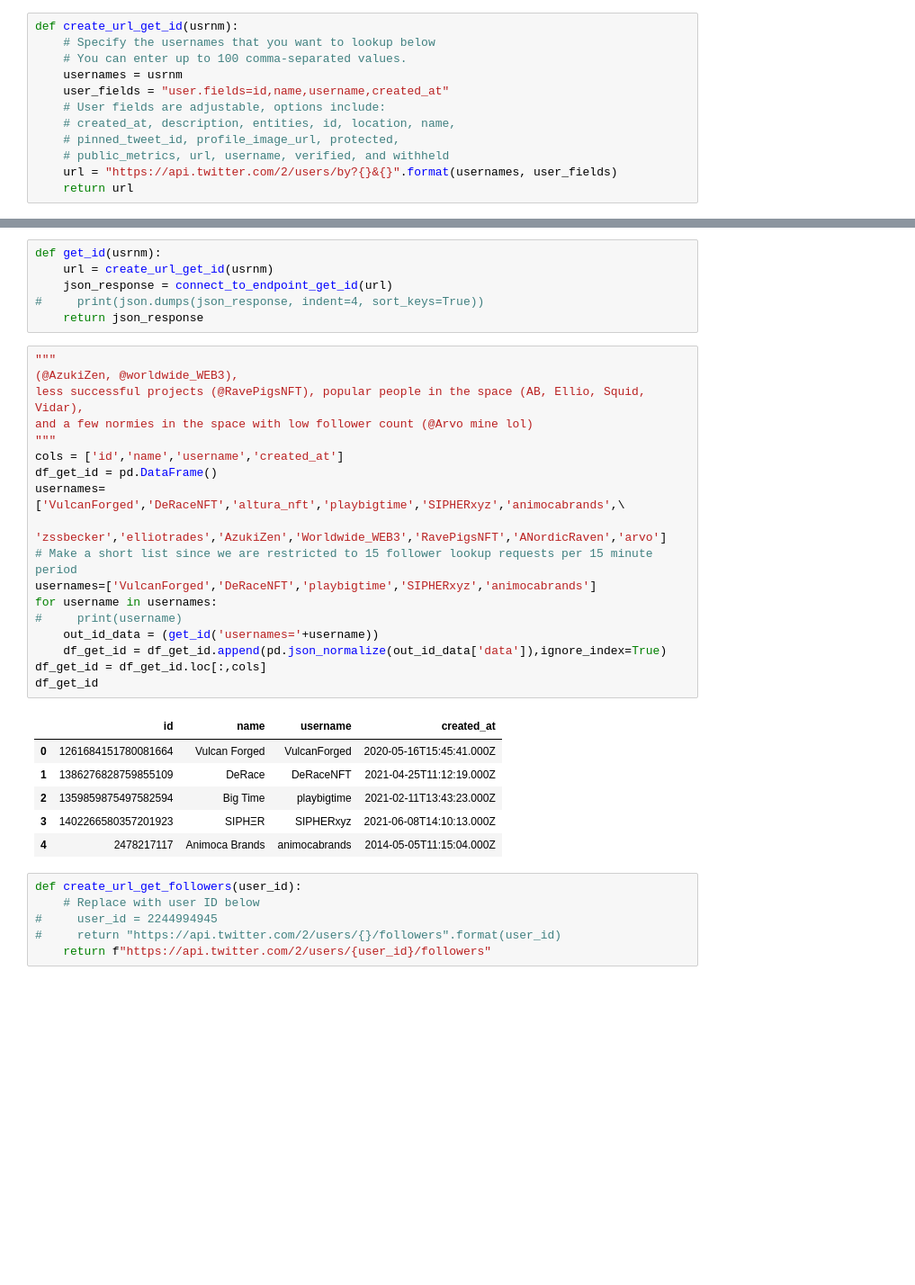
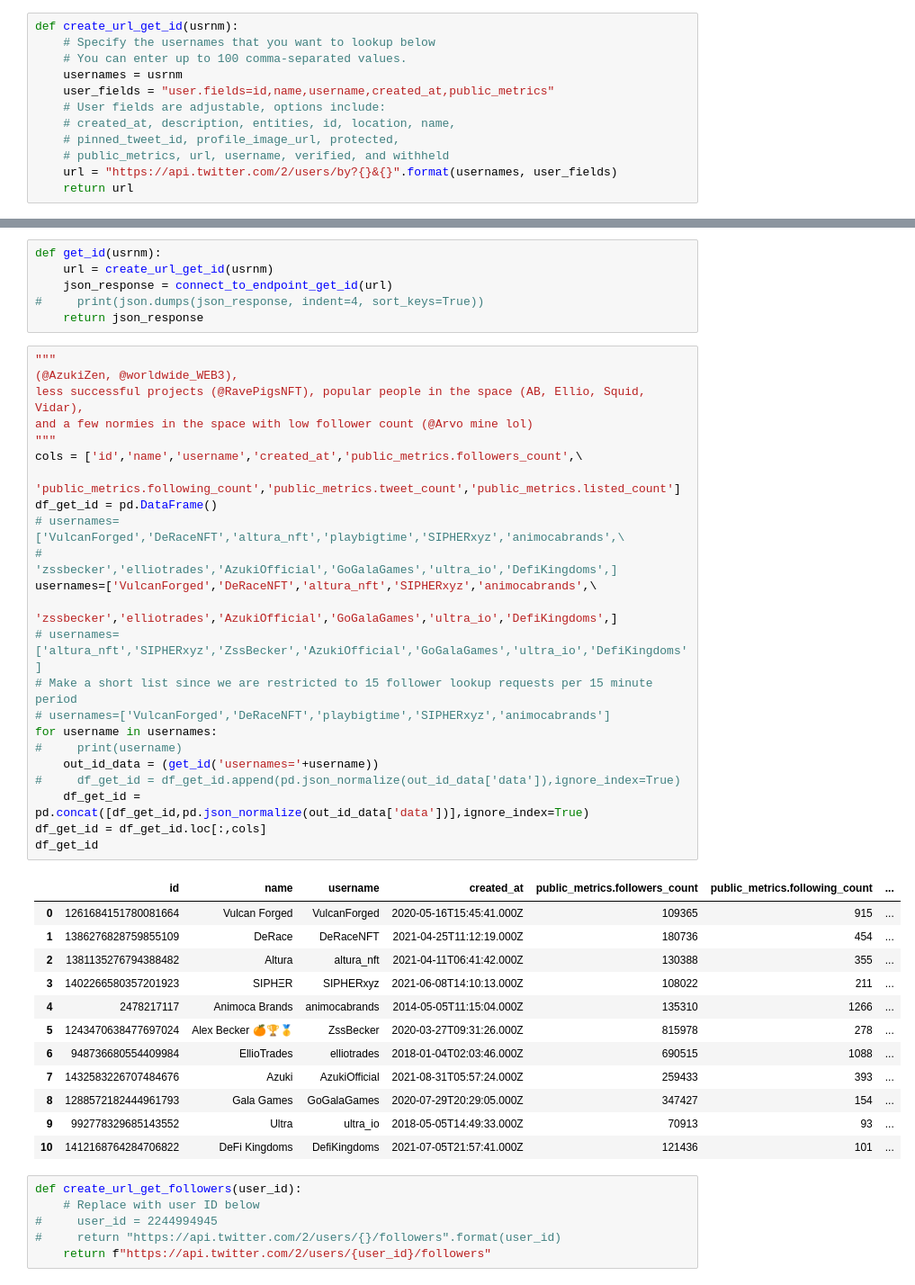
Before and after one commit to m-wojak/data_science_twitter, a Jupyter notebook: code/twitter_api_explore.ipynb, the cells around one changed output, grey strips where cells are left out. Shown at 90% size. Saved outputs shown, nothing was run; the diff lists cells and outputs as text; blank space fills up the shorter version.

```diff
--- a/code/twitter_api_explore.ipynb
+++ b/code/twitter_api_explore.ipynb
@@ -22,7 +31,7 @@ def create_url_get_id(usrnm):
     # Specify the usernames that you want to lookup below
     # You can enter up to 100 comma-separated values.
     usernames = usrnm
-    user_fields = "user.fields=id,name,username,created_at"
+    user_fields = "user.fields=id,name,username,created_at,public_metrics"
     # User fields are adjustable, options include:
     # created_at, description, entities, id, location, name,
     # pinned_tweet_id, profile_image_url, protected,
@@ -57,28 +66,39 @@ def get_id(usrnm):
 # %%
 """
 (@AzukiZen, @worldwide_WEB3),
 less successful projects (@RavePigsNFT), popular people in the space (AB, Ellio, Squid, Vidar),
 and a few normies in the space with low follower count (@Arvo mine lol)
 """
-cols = ['id','name','username','created_at']
+cols = ['id','name','username','created_at','public_metrics.followers_count',\
+        'public_metrics.following_count','public_metrics.tweet_count','public_metrics.listed_count']
 df_get_id = pd.DataFrame()
-usernames=['VulcanForged','DeRaceNFT','altura_nft','playbigtime','SIPHERxyz','animocabrands',\
-           'zssbecker','elliotrades','AzukiZen','Worldwide_WEB3','RavePigsNFT','ANordicRaven','arvo']
+# usernames=['VulcanForged','DeRaceNFT','altura_nft','playbigtime','SIPHERxyz','animocabrands',\
+#            'zssbecker','elliotrades','AzukiOfficial','GoGalaGames','ultra_io','DefiKingdoms',]
+usernames=['VulcanForged','DeRaceNFT','altura_nft','SIPHERxyz','animocabrands',\
+           'zssbecker','elliotrades','AzukiOfficial','GoGalaGames','ultra_io','DefiKingdoms',]
+# usernames=['altura_nft','SIPHERxyz','ZssBecker','AzukiOfficial','GoGalaGames','ultra_io','DefiKingdoms']
 # Make a short list since we are restricted to 15 follower lookup requests per 15 minute period
-usernames=['VulcanForged','DeRaceNFT','playbigtime','SIPHERxyz','animocabrands']
+# usernames=['VulcanForged','DeRaceNFT','playbigtime','SIPHERxyz','animocabrands']
 for username in usernames:
 #     print(username)
     out_id_data = (get_id('usernames='+username))
-    df_get_id = df_get_id.append(pd.json_normalize(out_id_data['data']),ignore_index=True)
+#     df_get_id = df_get_id.append(pd.json_normalize(out_id_data['data']),ignore_index=True)
+    df_get_id = pd.concat([df_get_id,pd.json_normalize(out_id_data['data'])],ignore_index=True)
 df_get_id = df_get_id.loc[:,cols]
 df_get_id
 # %% [output]
-|  | id | name | username | created_at |
-| 0 | 1261684151780081664 | Vulcan Forged | VulcanForged | 2020-05-16T15:45:41.000Z |
-| 1 | 1386276828759855109 | DeRace | DeRaceNFT | 2021-04-25T11:12:19.000Z |
-| 2 | 1359859875497582594 | Big Time | playbigtime | 2021-02-11T13:43:23.000Z |
-| 3 | 1402266580357201923 | SIPHΞR | SIPHERxyz | 2021-06-08T14:10:13.000Z |
-| 4 | 2478217117 | Animoca Brands | animocabrands | 2014-05-05T11:15:04.000Z |
+|  | id | name | username | created_at | public_metrics.followers_count | public_metrics.following_count | ... |
+| 0 | 1261684151780081664 | Vulcan Forged | VulcanForged | 2020-05-16T15:45:41.000Z | 109365 | 915 | ... |
+| 1 | 1386276828759855109 | DeRace | DeRaceNFT | 2021-04-25T11:12:19.000Z | 180736 | 454 | ... |
+| 2 | 1381135276794388482 | Altura | altura_nft | 2021-04-11T06:41:42.000Z | 130388 | 355 | ... |
+| 3 | 1402266580357201923 | SIPHΞR | SIPHERxyz | 2021-06-08T14:10:13.000Z | 108022 | 211 | ... |
+| 4 | 2478217117 | Animoca Brands | animocabrands | 2014-05-05T11:15:04.000Z | 135310 | 1266 | ... |
+| 5 | 1243470638477697024 | Alex Becker 🍊🏆🥇 | ZssBecker | 2020-03-27T09:31:26.000Z | 815978 | 278 | ... |
+| 6 | 948736680554409984 | EllioTrades | elliotrades | 2018-01-04T02:03:46.000Z | 690515 | 1088 | ... |
+| 7 | 1432583226707484676 | Azuki | AzukiOfficial | 2021-08-31T05:57:24.000Z | 259433 | 393 | ... |
+| 8 | 1288572182444961793 | Gala Games | GoGalaGames | 2020-07-29T20:29:05.000Z | 347427 | 154 | ... |
+| 9 | 992778329685143552 | Ultra | ultra_io | 2018-05-05T14:49:33.000Z | 70913 | 93 | ... |
+| 10 | 1412168764284706822 | DeFi Kingdoms | DefiKingdoms | 2021-07-05T21:57:41.000Z | 121436 | 101 | ... |
 # %%
 def create_url_get_followers(user_id):
     # Replace with user ID below
```
Also changed, not shown: parts of 15 cells of this notebook, 3 other files.
